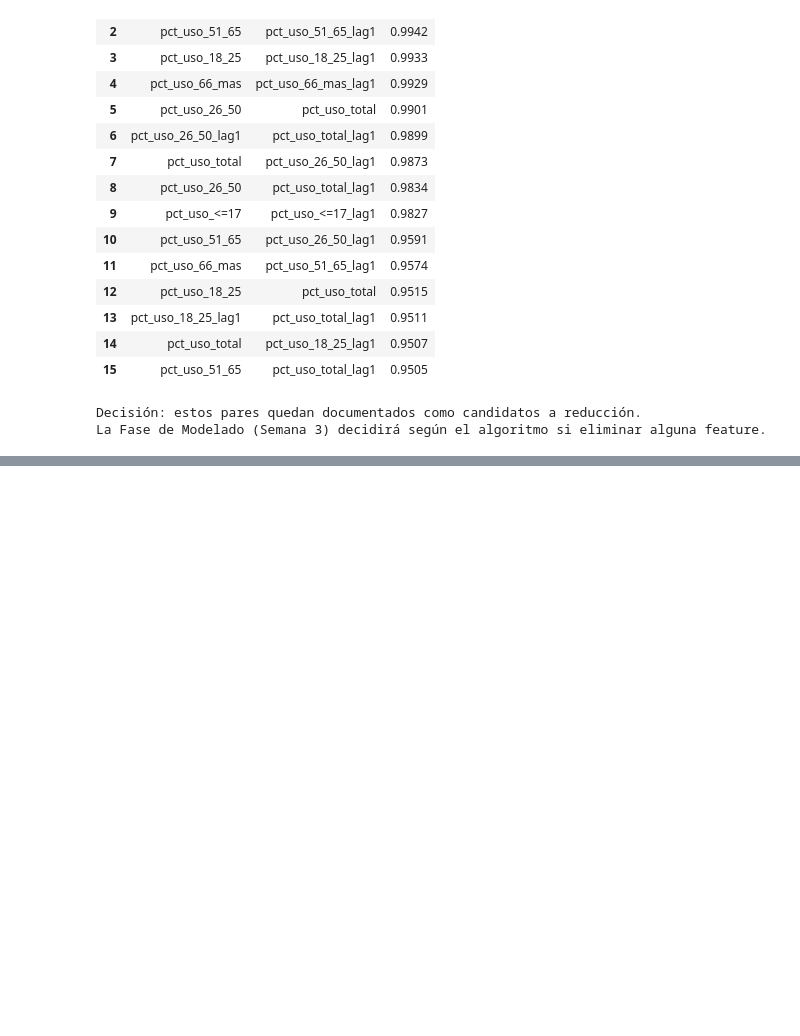
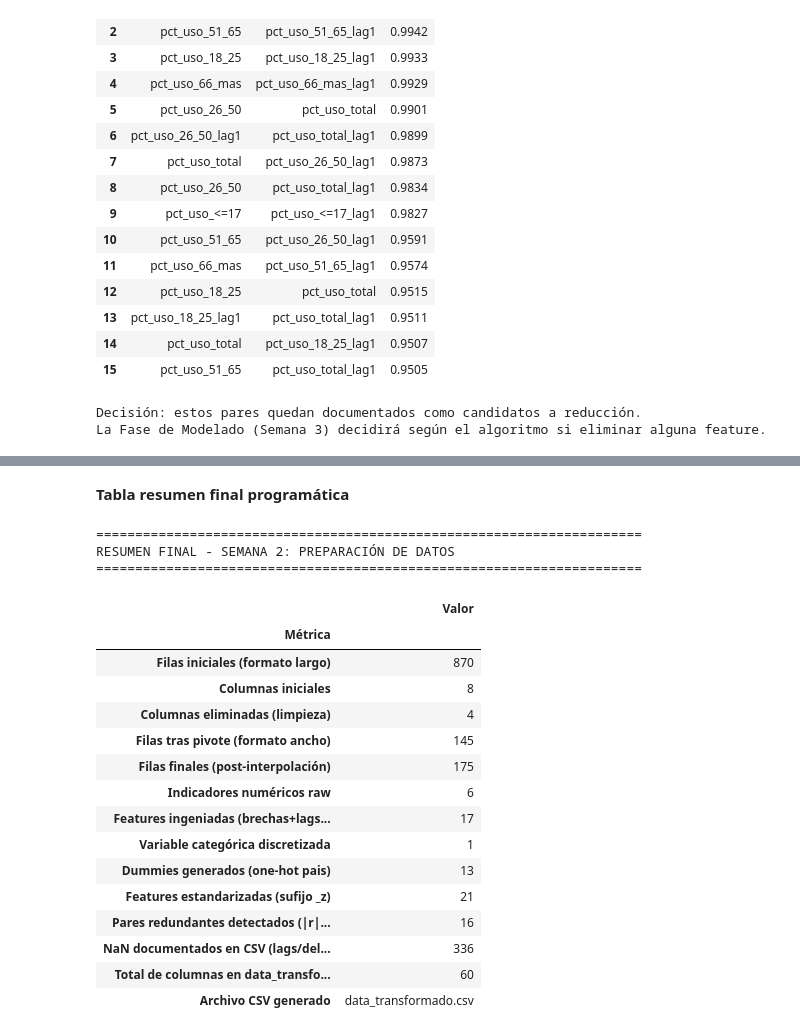
Before and after one commit to Tunchxz/CC3074-Proyecto-Final, a Jupyter notebook: Week-2.ipynb, the cells around one changed output, grey strips where cells are left out. Saved outputs shown, nothing was run; the diff lists cells and outputs as text; code cells hidden in the pictures; blank space fills up the shorter version.

```diff
--- a/Week-2.ipynb
+++ b/Week-2.ipynb
@@ -1435,0 +1653,58 @@ La Fase de Modelado (Semana 3) decidirá según el algoritmo si eliminar alguna
+# %% [markdown]
+**Tabla resumen final programática**
+# %%
+print('=' * 70)
+print('RESUMEN FINAL - SEMANA 2: PREPARACIÓN DE DATOS')
+print('=' * 70)
+
+resumen = pd.DataFrame({
+    'Métrica': [
+        'Filas iniciales (formato largo)',
+        'Columnas iniciales',
+        'Columnas eliminadas (limpieza)',
+        'Filas tras pivote (formato ancho)',
+        'Filas finales (post-interpolación)',
+        'Indicadores numéricos raw',
+        'Features ingeniadas (brechas+lags+deltas+temporales)',
+        'Variable categórica discretizada',
+        'Dummies generados (one-hot pais)',
+        'Features estandarizadas (sufijo _z)',
+        'Pares redundantes detectados (|r|>0.95)',
+        'NaN documentados en CSV (lags/deltas/_z)',
+        'Total de columnas en data_transformado.csv',
+        'Archivo CSV generado'
+    ],
+    'Valor': [
+        870, 8, 4, 145, len(df_final),
+        len(INDICADORES),
+        len(BRECHAS) + len(LAGS) + len(DELTAS) + len(TEMPORALES),
+        1,
+        dummies_pais.shape[1],
+        len(cols_z),
+        len(pares_redundantes),
+        int(df_export.isna().sum().sum()),
+        df_export.shape[1],
+        RUTA_CSV
+    ]
+})
+display(resumen.set_index('Métrica'))
+# %% [output]
+======================================================================
+RESUMEN FINAL - SEMANA 2: PREPARACIÓN DE DATOS
+======================================================================
+|  | Valor |
+| Métrica |  |
+| Filas iniciales (formato largo) | 870 |
+| Columnas iniciales | 8 |
+| Columnas eliminadas (limpieza) | 4 |
+| Filas tras pivote (formato ancho) | 145 |
+| Filas finales (post-interpolación) | 175 |
+| Indicadores numéricos raw | 6 |
+| Features ingeniadas (brechas+lags... | 17 |
+| Variable categórica discretizada | 1 |
+| Dummies generados (one-hot pais) | 13 |
+| Features estandarizadas (sufijo _z) | 21 |
+| Pares redundantes detectados (|r|... | 16 |
+| NaN documentados en CSV (lags/del... | 336 |
+| Total de columnas en data_transfo... | 60 |
+| Archivo CSV generado | data_transformado.csv |
```
Also changed, not shown: parts of 11 cells of this notebook, 1 other file.
